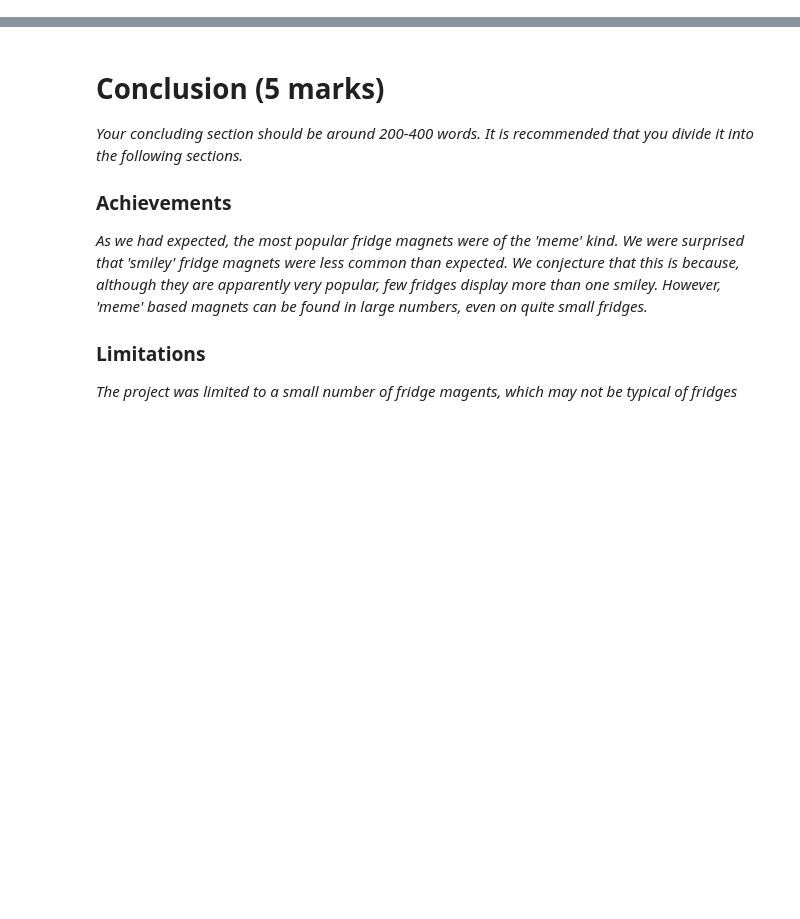
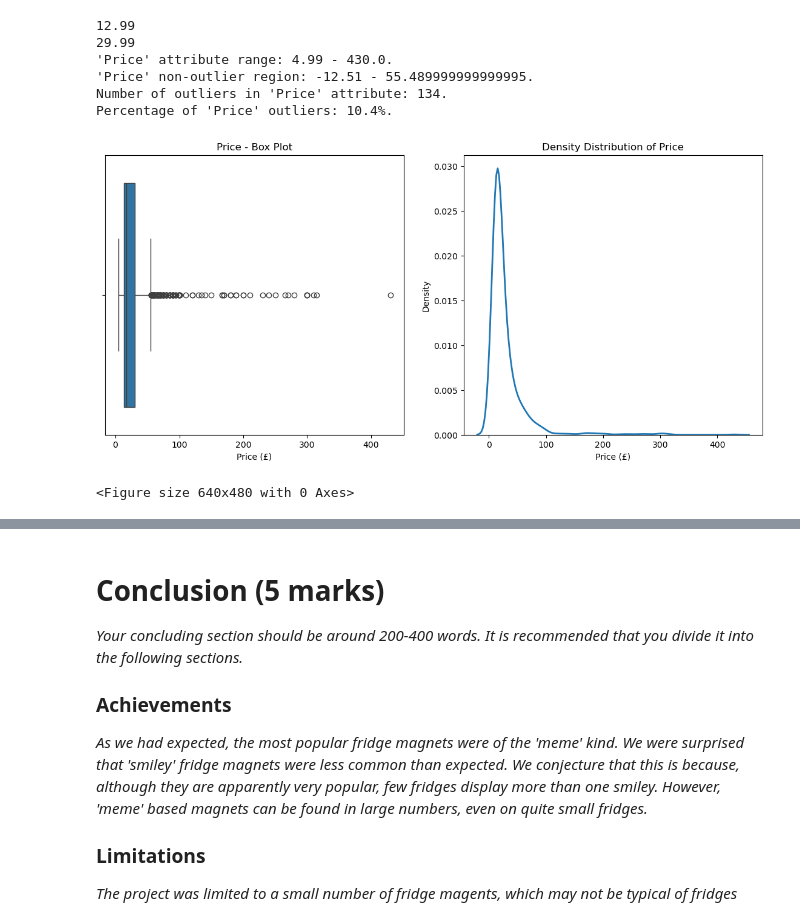
Before and after one commit to lwq1023999/COMP5712-group_coursework, a Jupyter notebook: notebook/Group project.ipynb, the cells around one changed output, grey strips where cells are left out. Cells and saved outputs as stored; diff of their text form; code cells hidden in the pictures; blank space fills up the shorter version.

```diff
--- a/notebook/Group project.ipynb
+++ b/notebook/Group project.ipynb
@@ -315,0 +88,2 @@ fridge_sorted_bar(color='red')
+# %%
+wine_df = pd.read_csv("C:\\Users\\Admin\\Documents\\Leeds\\COMP5712\\data\\WineDataset.csv")
@@ -315,0 +203,3 @@ fridge_sorted_bar(color='red')
+# %%
+# Create a copy of the dataframe
+wine_clean = wine_df.copy()
@@ -315,0 +290,9 @@ fridge_sorted_bar(color='red')
+# %%
+# Remove non-numeric characters and convert to float
+wine_clean['Price'] = wine_clean['Price'].str.replace('£', '', regex=False)  # Remove '£' symbol
+wine_clean['Price'] = wine_clean['Price'].str.replace(' per bottle', '', regex=False)
+wine_clean['Price'] = wine_clean['Price'].str.replace(' per case', '', regex=False)
+wine_clean['Price'] = wine_clean['Price'].str.replace(' each', '', regex=False)
+
+# Convert to float
+wine_clean['Price'] = wine_clean['Price'].astype(float)
@@ -315,0 +375,6 @@ fridge_sorted_bar(color='red')
+# %%
+# Remove 'ABV ' and '%' and convert the result to float, directly modifying the 'ABV' column
+wine_clean['ABV'] = wine_clean['ABV'].str.replace('ABV ', '', regex=False).str.replace('%', '', regex=False).astype(float)
+
+# Display the cleaned ABV column
+wine_clean.head()
@@ -315,0 +388,58 @@ fridge_sorted_bar(color='red')
+# %%
+
+# Calculate IQR for Price
+Q1 = wine_clean['Price'].quantile(0.25)
+Q3 = wine_clean['Price'].quantile(0.75)
+IQR = Q3 - Q1
+
+print(Q1)
+print(Q3)
+
+# Define the outlier boundaries
+lower_bound = Q1 - 1.5 * IQR
+upper_bound = Q3 + 1.5 * IQR
+
+# Identify outliers
+outliers = wine_clean[(wine_clean['Price'] < lower_bound) | (wine_clean['Price'] > upper_bound)]
+non_outliers = wine_clean[(wine_clean['Price'] >= lower_bound) & (wine_clean['Price'] <= upper_bound)]
+
+# Calculate the percentage of outliers
+num_outliers = outliers.shape[0]
+total = wine_clean.shape[0]
+percent_outliers = (num_outliers / total) * 100
+
+# Display range and outlier information
+print(f"'Price' attribute range: {wine_clean['Price'].min()} - {wine_clean['Price'].max()}.")
+print(f"'Price' non-outlier region: {lower_bound} - {upper_bound}.")
+print(f"Number of outliers in 'Price' attribute: {num_outliers}.")
+print(f"Percentage of 'Price' outliers: {percent_outliers:.1f}%.")
+# %% [output]
+12.99
+29.99
+'Price' attribute range: 4.99 - 430.0.
+'Price' non-outlier region: -12.51 - 55.489999999999995.
+Number of outliers in 'Price' attribute: 134.
+Percentage of 'Price' outliers: 10.4%.
+# %%
+# Plotting Box Plot and Density Distribution for Price
+plt.figure(figsize=(14, 6))
+
+# Box Plot
+plt.subplot(1, 2, 1)
+sns.boxplot(data=wine_clean, x='Price')
+plt.title('Price - Box Plot')
+plt.xlabel('Price (£)')
+
+# Density Distribution Plot
+plt.subplot(1, 2, 2)
+sns.kdeplot(wine_clean['Price'], linewidth=2)
+plt.title('Density Distribution of Price')
+plt.xlabel('Price (£)')
+plt.ylabel('Density')
+plt.show()
+
+plt.tight_layout()
+plt.show()
+# %% [output]
+[figure, added]
+<Figure size 640x480 with 0 Axes>
```
Also changed, not shown: parts of 47 cells of this notebook.
